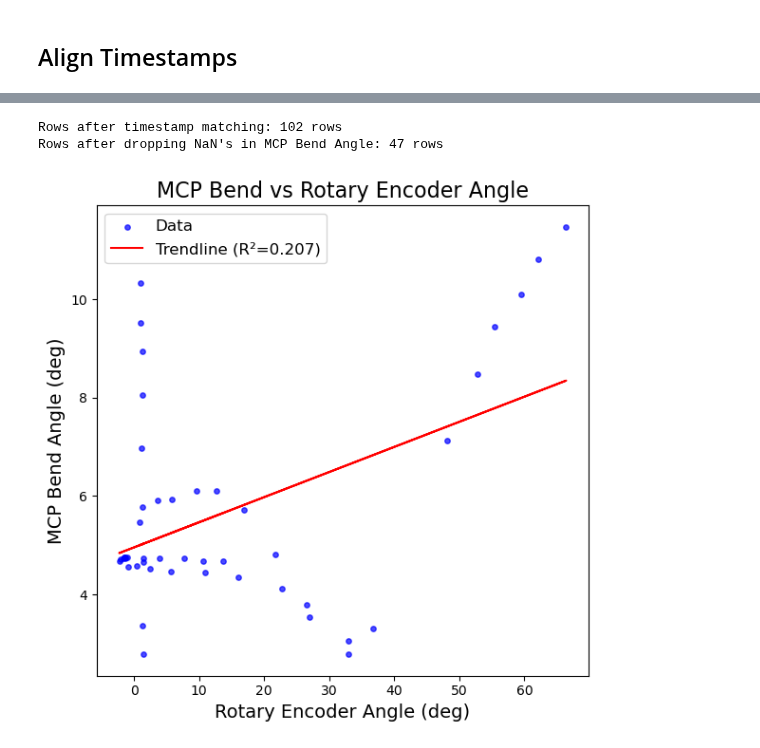
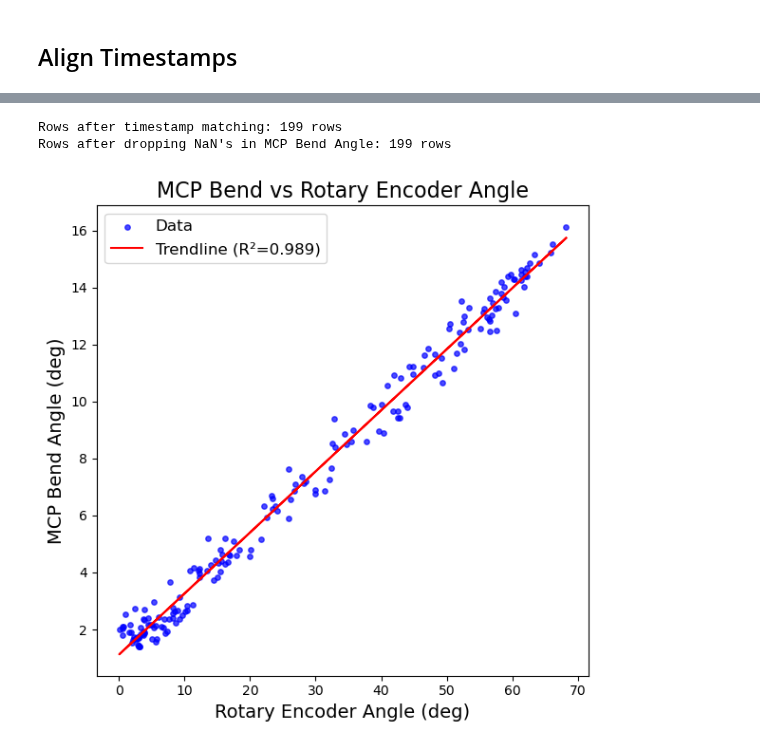
Before and after one commit to neuralengatberkeley/Strain-Sensor-, a Jupyter notebook: Code/analysis/camera_encoder_cal.ipynb, the cells around one changed output, grey strips where cells are left out. Cells and saved outputs as stored; diff of their text form; code cells hidden in the pictures.

```diff
--- a/Code/analysis/camera_encoder_cal.ipynb
+++ b/Code/analysis/camera_encoder_cal.ipynb
@@ -16,12 +16,12 @@ import matplotlib.pyplot as plt
 # %%
 #load rotary encoder csv, camera 3d data form DLC csv, and flir_data.mat with timestamps from python camera acquisition
 
-renc = os.path.join(path_to_repository , "CSV Data/8_13_25/2025_08_13_10_55_23/rpi_data/data_rotenc_2025_08_13_10_55_21.csv")
+renc = os.path.join(path_to_repository , "CSV Data/8_20_25/data_rotenc_2025_08_20_18_37_05.csv")
 df_renc = pd.read_csv(renc)
-cam = os.path.join(path_to_repository , "CSV Data/8_13_25/2025_08_13_10_55_23/8.13_DLC_3D.csv")
+cam = os.path.join(path_to_repository , "CSV Data/8_20_25/2025_08_20_18_37_05_DLC_3D.csv")
 cam_timestamp = os.path.join(
     path_to_repository,
-    "CSV Data/8_13_25/2025_08_13_10_55_23/flir_data.mat"
+    "CSV Data/8_20_25/flir_data.mat"
 )
 # %%
 #load DLC 3d coordinates from DLC triangulation
@@ -250,35 +250,38 @@ total_rows = len(cam.df)
 print(f"Rows after timestamp matching: {total_rows} rows")
 print(f"Rows after dropping NaN's in MCP Bend Angle: {remain} rows")
 # %% [output]
-Rows after timestamp matching: 102 rows
-Rows after dropping NaN's in MCP Bend Angle: 47 rows
+Rows after timestamp matching: 199 rows
+Rows after dropping NaN's in MCP Bend Angle: 199 rows
 # %%
 x = small_df["angle_renc"].to_numpy()
 y = small_df[("metric", "mcp_bend_deg", "deg")].to_numpy()
+
+# in-place (no extra array)
+np.abs(x, out=x)
 
 # Fit linear regression (y = m*x + b)
 m, b = np.polyfit(x, y, 1)
 y_pred = m * x + b
 
 # Compute R²
 ss_res = np.sum((y - y_pred) ** 2)
 ss_tot = np.sum((y - np.mean(y)) ** 2)
 r2 = 1 - (ss_res / ss_tot)
 
 # Plot
 plt.figure(figsize=(6,6))
 plt.scatter(x, y, s=15, alpha=0.7, color="blue", label="Data")  # blue dots
 plt.plot(x, y_pred, color="red", label=f"Trendline (R²={r2:.3f})")
 
 plt.xlabel("Rotary Encoder Angle (deg)", fontsize=14)  # bigger labels
 plt.ylabel("MCP Bend Angle (deg)", fontsize=14)
 plt.title("MCP Bend vs Rotary Encoder Angle", fontsize=16)
 
 plt.grid(False)
 plt.legend(fontsize=12)
 plt.tight_layout()
 
 plt.savefig("MCP Bend vs rot enc.png", dpi=300, bbox_inches='tight')
 plt.show()
 # %% [output]
-[figure, old version]
+[figure, new version]
```
Also changed, not shown: parts of 9 cells of this notebook, 9 other files.
